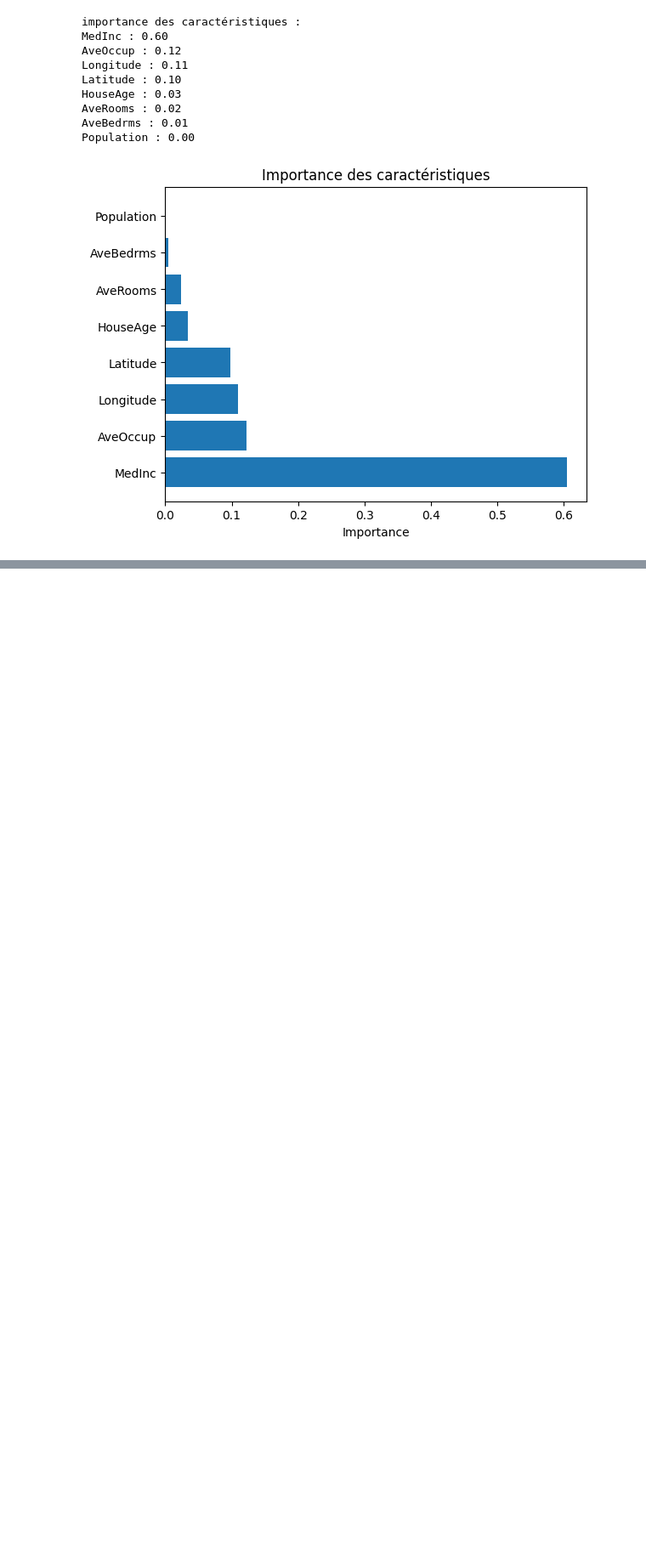
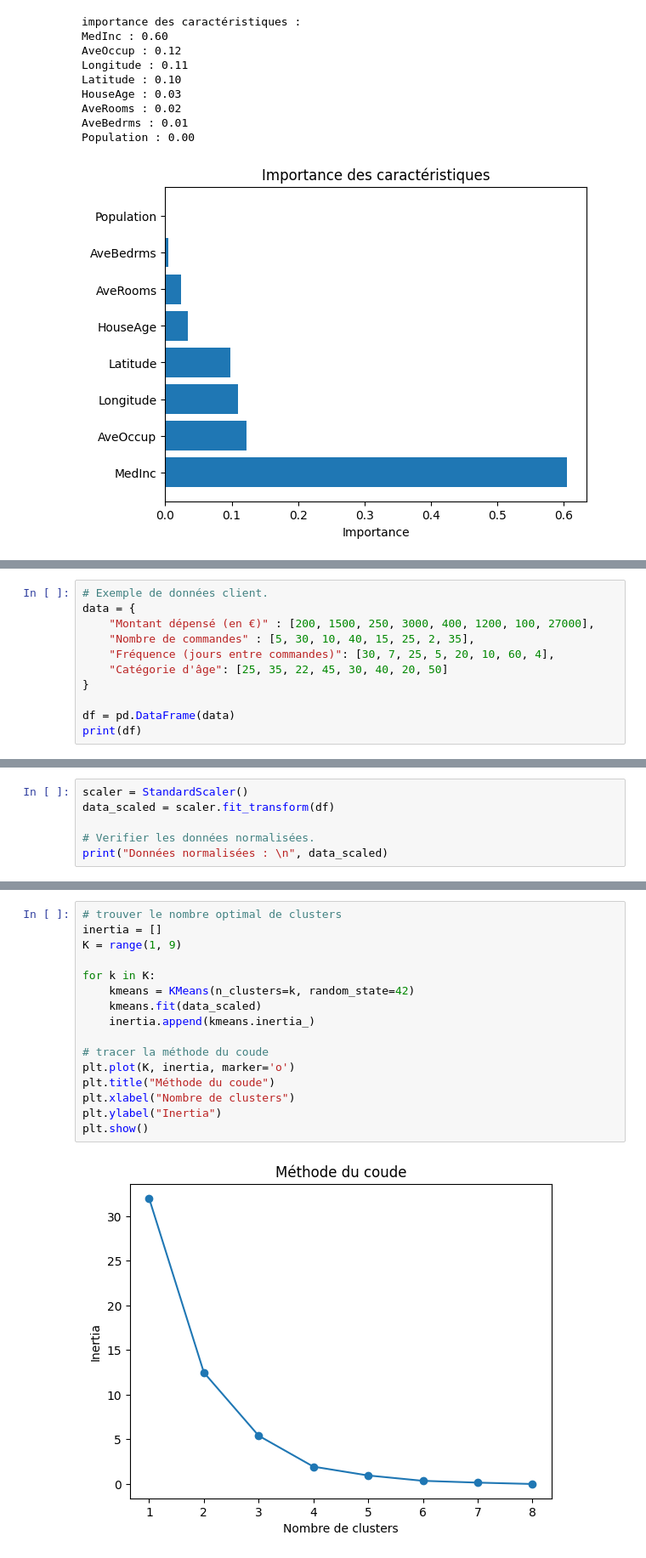
Before and after one commit to maxence-depire/init-tools-ai4industry, a Jupyter notebook: bonusScikit.ipynb, the cells around one changed output, grey strips where cells are left out. Shown: that part at 85% size. Saved outputs shown, nothing was run; the diff lists cells and outputs as text; blank space fills up the shorter version.

```diff
--- a/bonusScikit.ipynb
+++ b/bonusScikit.ipynb
@@ -321,0 +345,11 @@ L'apprentissage non supervisé est utlie lorsque vous ne disposez pas de labels
+# %%
+# Exemple de données client.
+data = {
+    "Montant dépensé (en €)" : [200, 1500, 250, 3000, 400, 1200, 100, 27000],
+    "Nombre de commandes" : [5, 30, 10, 40, 15, 25, 2, 35],
+    "Fréquence (jours entre commandes)": [30, 7, 25, 5, 20, 10, 60, 4],
+    "Catégorie d'âge": [25, 35, 22, 45, 30, 40, 20, 50]
+}
+
+df = pd.DataFrame(data)
+print(df)
@@ -321,0 +380,6 @@ L'apprentissage non supervisé est utlie lorsque vous ne disposez pas de labels
+# %%
+scaler = StandardScaler()
+data_scaled = scaler.fit_transform(df)
+
+# Verifier les données normalisées.
+print("Données normalisées : \n", data_scaled)
@@ -321,0 +403,18 @@ L'apprentissage non supervisé est utlie lorsque vous ne disposez pas de labels
+# %%
+# trouver le nombre optimal de clusters
+inertia = []
+K = range(1, 9)
+
+for k in K:
+    kmeans = KMeans(n_clusters=k, random_state=42)
+    kmeans.fit(data_scaled)
+    inertia.append(kmeans.inertia_)
+
+# tracer la méthode du coude
+plt.plot(K, inertia, marker='o')
+plt.title("Méthode du coude")
+plt.xlabel("Nombre de clusters")
+plt.ylabel("Inertia")
+plt.show()
+# %% [output]
+[figure, added]
```
Also changed, not shown: parts of 12 cells of this notebook.
